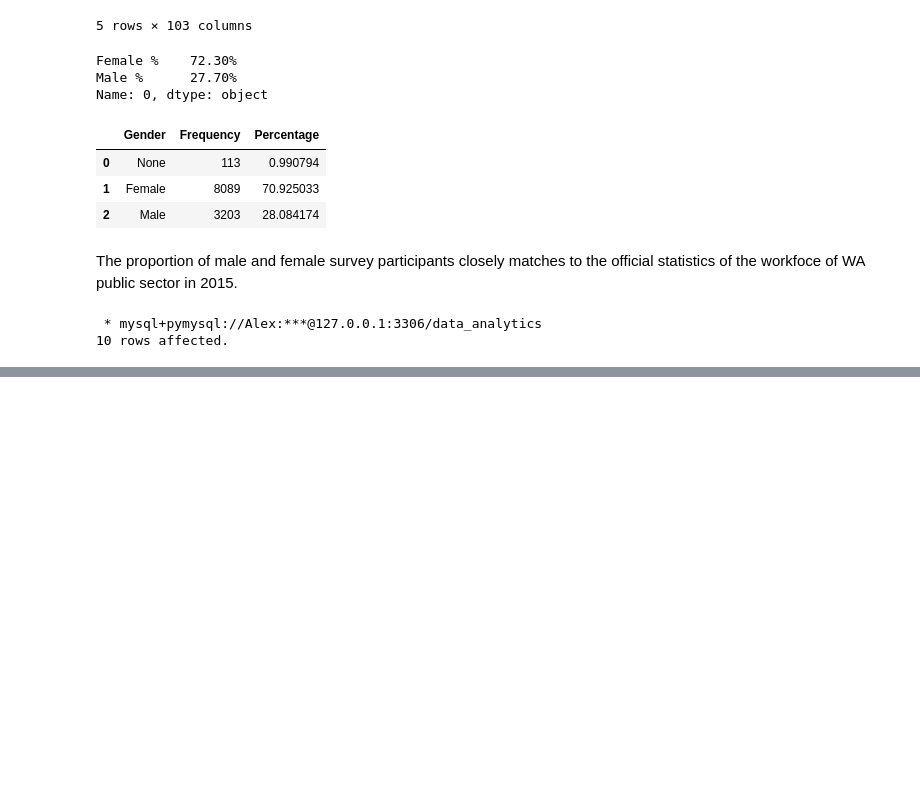
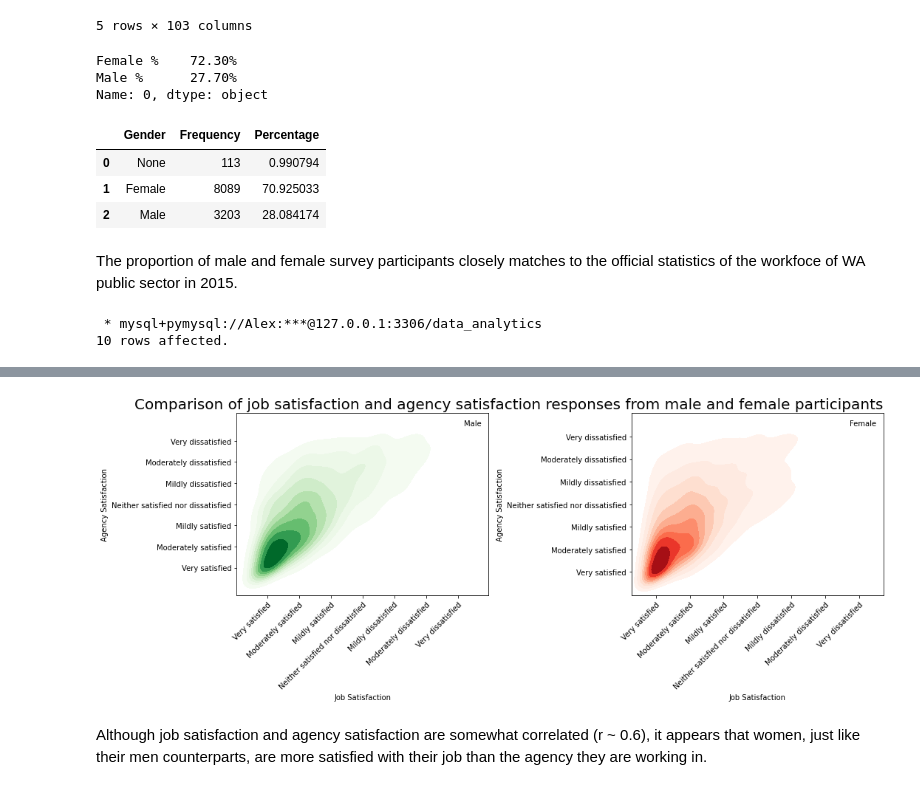
Before and after one commit to alex-cplee/WA-Public-Service-Perception-2015, a Jupyter notebook: SurveyData.ipynb, the cells around one changed output, grey strips where cells are left out. Saved outputs shown, nothing was run; the diff lists cells and outputs as text; code cells hidden in the pictures; blank space fills up the shorter version.

```diff
--- a/SurveyData.ipynb
+++ b/SurveyData.ipynb
@@ -904,0 +942,5 @@ The survey was conducted in 2015, and although I have made a few recommendations
+# %%
+Agency_Satisfy = %sql select ID, D1, D3, D8, AgencySize, (A3i+ A3l+ A3b+ A3a+ A3c+ A3m+ A3j+ A3k)/8 as Agency_Satisfaction, A3i, A3l, A3b, A3a, A3c, A3m, A3j, A3k from `survey-data` having not (A3c = '') and not (A3m = '')  and not (A3j = '') and not (A3k = '') and not (A3i = '') and not (A3l = '') and not (A3b = '') and not (A3a = '') and not (D1='None') and not (D3='') and not (D8='') and not (A3i=8) and not (A3l=8) and not (A3b=8) and not (A3a=8) and not (A3c=8) and not (A3m=8) and not (A3j=8) and not (A3k=8)
+Agency_Satisfy = pd.DataFrame(Agency_Satisfy, columns=['ID','Gender', 'Qualification', 'Salary', 'AgencySize', 'Agency_Satisfaction', 'A3i', 'A3l', 'A3b', 'A3a', 'A3c', 'A3m', 'A3j', 'A3k'])
+Agency_Satisfy = Agency_Satisfy.iloc[Agency_Satisfy['Salary'].map(salary_key['Value']).sort_values().index]
+Agency_Satisfy.head()
@@ -904,0 +981,3 @@ The survey was conducted in 2015, and although I have made a few recommendations
+# %%
+AJ_merge = pd.merge(Job_Satisfy, Agency_Satisfy, on=['ID','Gender','Qualification','Salary','AgencySize'], how='inner')
+AJ_merge.head()
@@ -904,0 +991,28 @@ The survey was conducted in 2015, and although I have made a few recommendations
+# %%
+fig, (ax9,ax10) = plt.subplots(nrows=1, ncols=2, figsize=(15,6))
+
+sns.kdeplot(x='Job_Satisfaction', y='Agency_Satisfaction',  cmap='Greens', shade=True, data=AJ_merge[AJ_merge['Gender']=='Male'], ax=ax9)
+ax9.set_xticks(np.arange(1,8))
+ax9.set_xticklabels(satisfy_labels, rotation = 45, rotation_mode='anchor', ha = 'right')
+ax9.set_yticks(np.arange(1,8))
+ax9.set_yticklabels(satisfy_labels)
+ax9.set_ylabel('Agency Satisfaction')
+ax9.set_xlabel('Job Satisfaction')
+ax9.legend(labels=['Male'], frameon=False)
+
+sns.kdeplot(x='Job_Satisfaction', y='Agency_Satisfaction', cmap='Reds', shade=True, data=AJ_merge[AJ_merge['Gender']=='Female'], ax=ax10)
+ax10.set_xticks(np.arange(1,8))
+ax10.set_xticklabels(satisfy_labels, rotation = 45, rotation_mode='anchor', ha = 'right')
+ax10.set_yticks(np.arange(1,8))
+ax10.set_yticklabels(satisfy_labels)
+ax10.set_ylabel('Agency Satisfaction')
+ax10.set_xlabel('Job Satisfaction')
+ax10.legend(labels=['Female'], frameon=False)
+
+ax10.set_title('Comparison of job satisfaction and agency satisfaction responses from male and female participants', fontdict = {'fontsize': 20}, loc='right')
+plt.tight_layout()
+plt.show()
+# %% [output]
+[figure, added]
+# %% [markdown]
+Although job satisfaction and agency satisfaction are somewhat correlated (r ~ 0.6), it appears that women, just like their men counterparts, are more satisfied with their job than the agency they are working in.
```
Also changed, not shown: parts of 103 cells of this notebook.
